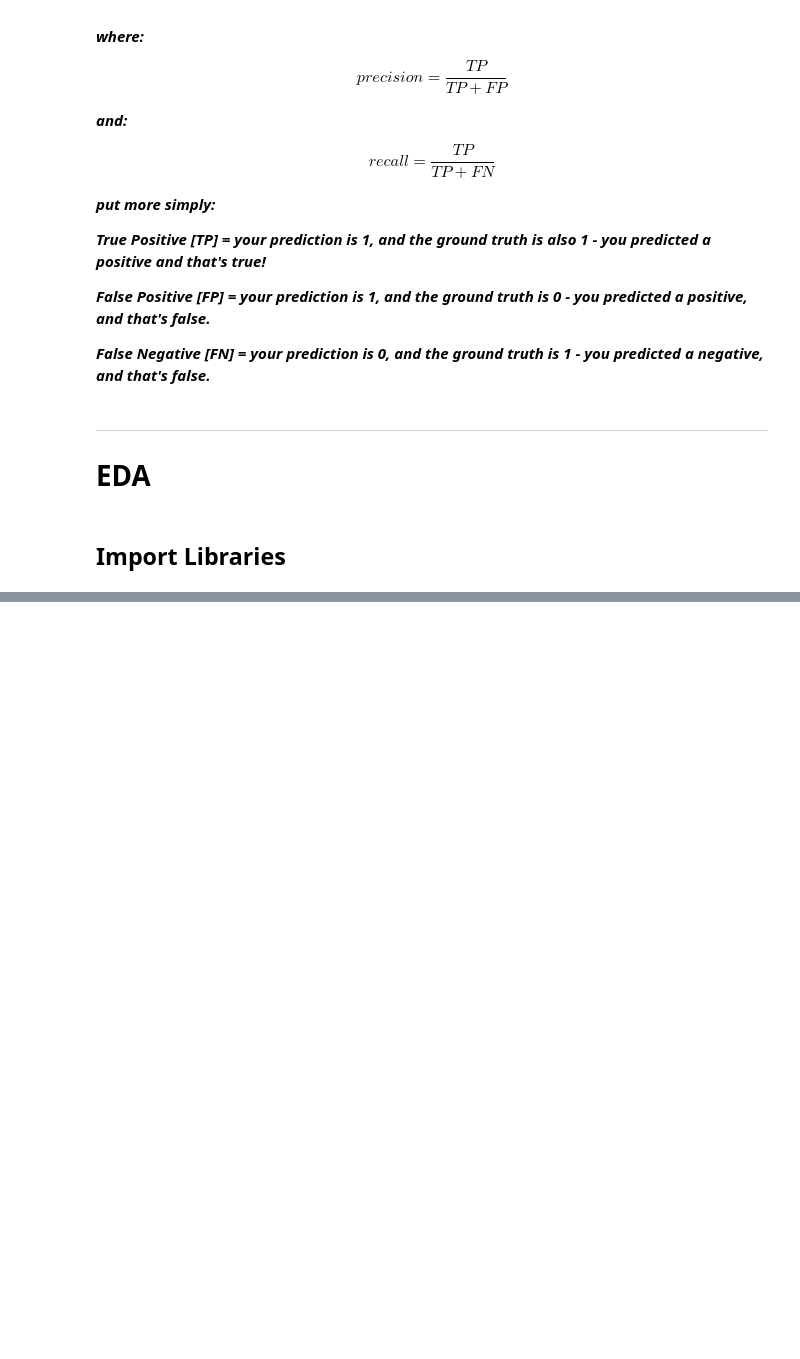
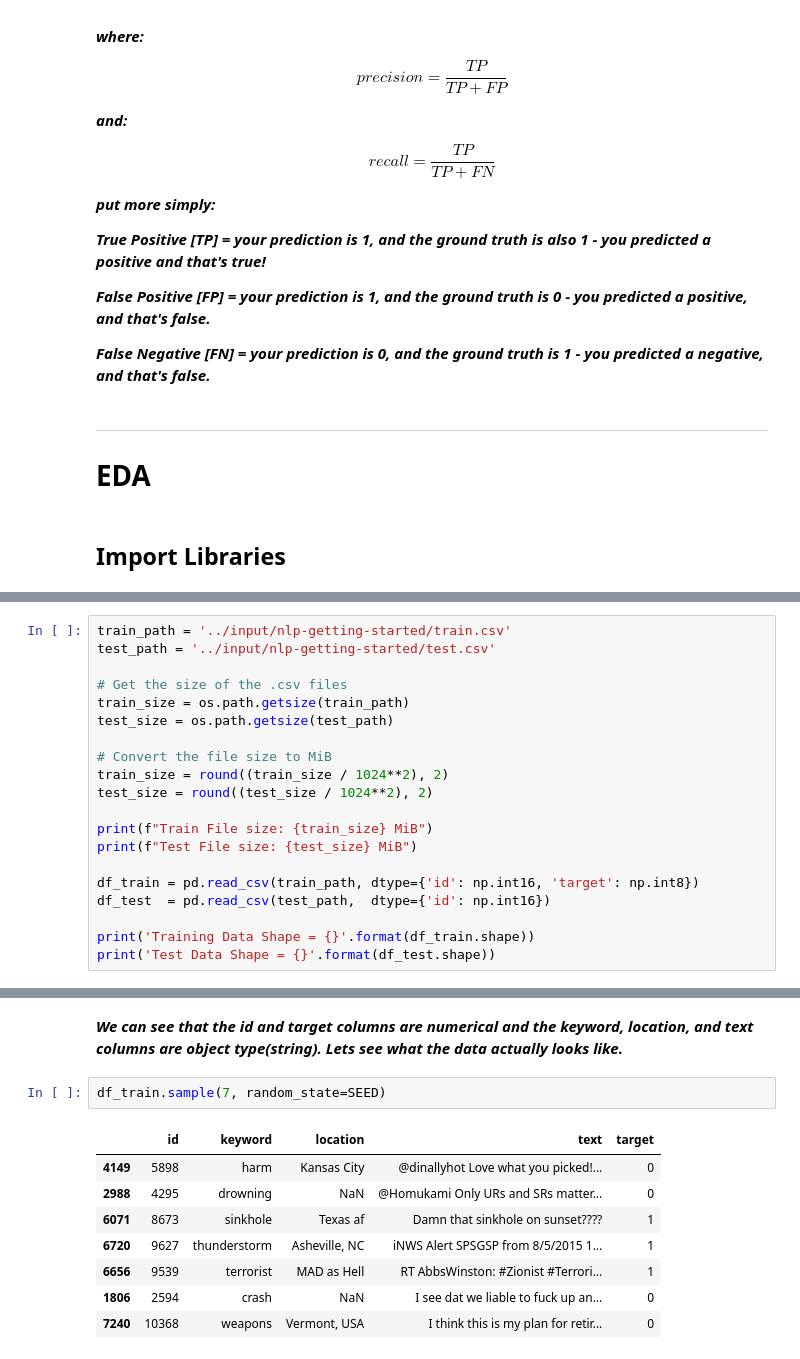
Before and after one commit to kristopher-smith/RNN_Disaster-Tweets, a Jupyter notebook: rnn-for-disaster-tweet-classification.ipynb, the cells around one changed output, grey strips where cells are left out. Cells and saved outputs as stored; diff of their text form; blank space fills up the shorter version.

```diff
--- a/rnn-for-disaster-tweet-classification.ipynb
+++ b/rnn-for-disaster-tweet-classification.ipynb
@@ -94,0 +101,20 @@ SEED = 1337
+# %%
+train_path = '../input/nlp-getting-started/train.csv'
+test_path = '../input/nlp-getting-started/test.csv'
+
+# Get the size of the .csv files
+train_size = os.path.getsize(train_path)
+test_size = os.path.getsize(test_path)
+
+# Convert the file size to MiB
+train_size = round((train_size / 1024**2), 2)
+test_size = round((test_size / 1024**2), 2)
+
+print(f"Train File size: {train_size} MiB")
+print(f"Test File size: {test_size} MiB")
+
+df_train = pd.read_csv(train_path, dtype={'id': np.int16, 'target': np.int8})
+df_test  = pd.read_csv(test_path,  dtype={'id': np.int16})
+
+print('Training Data Shape = {}'.format(df_train.shape))
+print('Test Data Shape = {}'.format(df_test.shape))
@@ -94,0 +156,13 @@ SEED = 1337
+# %% [markdown]
+***We can see that the id and target columns are numerical and the keyword, location, and text columns are object type(string). Lets see what the data actually looks like.***
+# %%
+df_train.sample(7, random_state=SEED)
+# %% [output]
+|  | id | keyword | location | text | target |
+| 4149 | 5898 | harm | Kansas City | @dinallyhot Love what you picked!... | 0 |
+| 2988 | 4295 | drowning | NaN | @Homukami Only URs and SRs matter... | 0 |
+| 6071 | 8673 | sinkhole | Texas af | Damn that sinkhole on sunset???? | 1 |
+| 6720 | 9627 | thunderstorm | Asheville, NC | iNWS Alert SPSGSP from 8/5/2015 1... | 1 |
+| 6656 | 9539 | terrorist | MAD as Hell | RT AbbsWinston: #Zionist #Terrori... | 1 |
+| 1806 | 2594 | crash | NaN | I see dat we liable to fuck up an... | 0 |
+| 7240 | 10368 | weapons | Vermont, USA | I think this is my plan for retir... | 0 |
```
Also changed, not shown: parts of 6 cells of this notebook.
